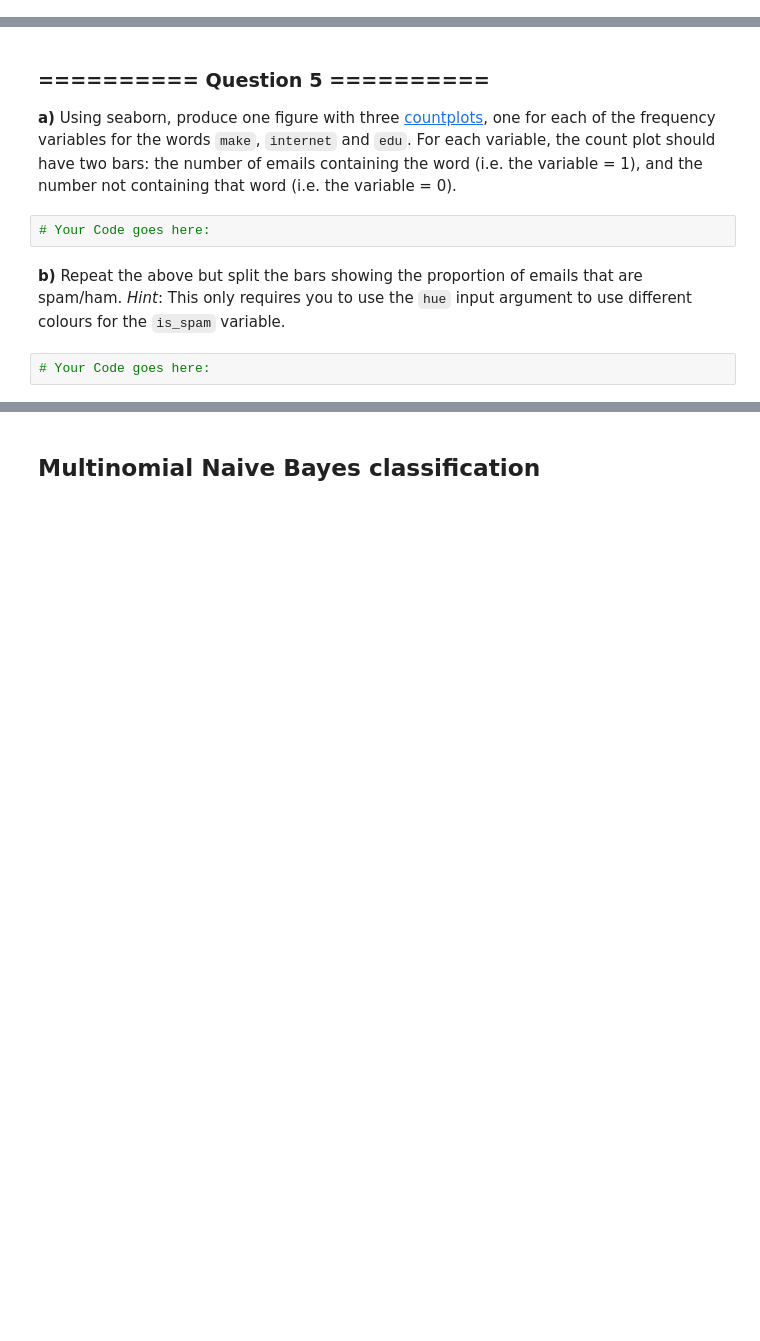
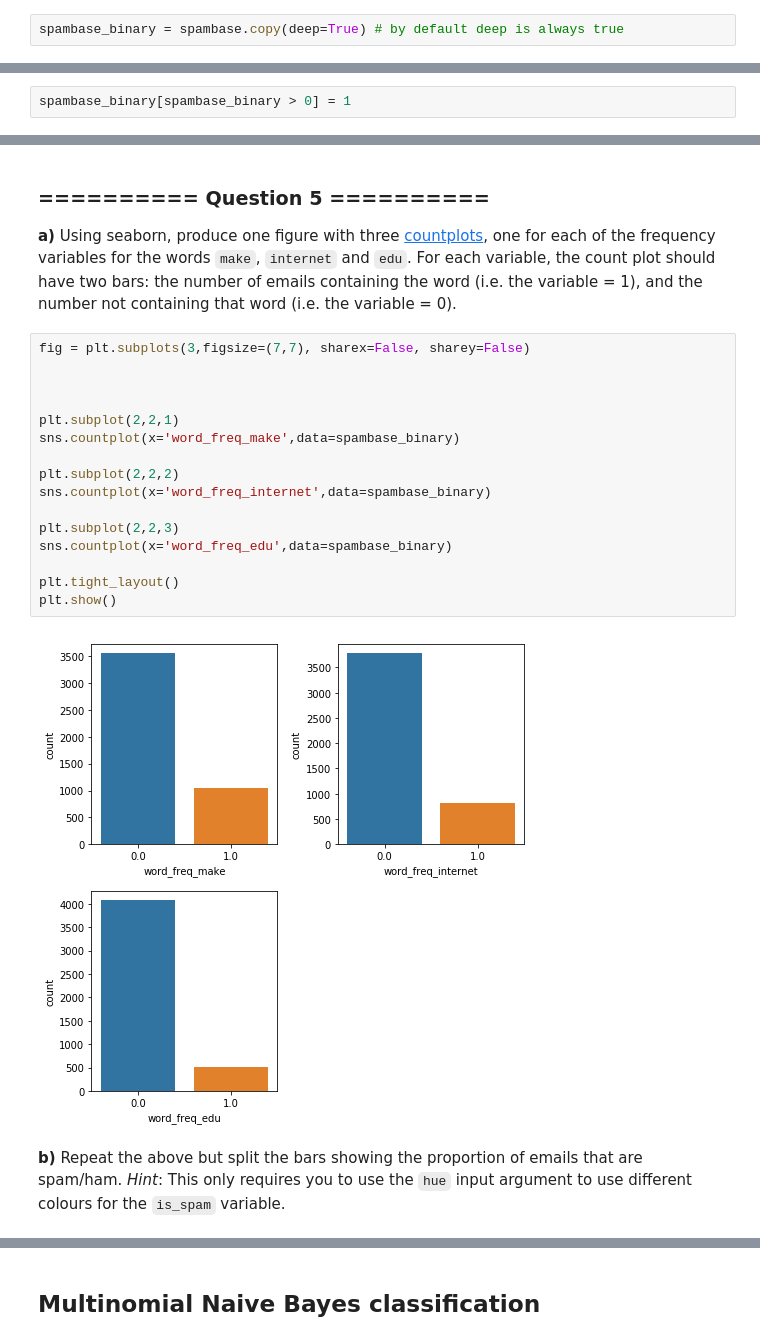
Before and after one commit to ayushdas/iaml2018, a Jupyter notebook: Labs/01 - Analysis and Visualisation.ipynb, the cells around one changed output, grey strips where cells are left out. Saved outputs shown, nothing was run; the diff lists cells and outputs as text; blank space fills up the shorter version.

```diff
--- a/Labs/01 - Analysis and Visualisation.ipynb
+++ b/Labs/01 - Analysis and Visualisation.ipynb
@@ -152,2 +140,4 @@ outputs:
+# %%
+spambase_binary = spambase.copy(deep=True) # by default deep is always true
 # %% [markdown]
 **b)** Convert all attributes in `spambase_binary` to Boolean values: 1 if the word or character is present in the email, or 0 otherwise.
@@ -156,2 +144,4 @@ outputs:
+# %%
+spambase_binary[spambase_binary > 0] = 1
 # %% [markdown]
 **c)** Display the 5 last observations of the transformed dataset.
@@ -165,9 +163,23 @@ Now we want to get a feeling for how the presence or absence of some specific wo
 ### ========== Question 5 ==========
 
 **a)** Using seaborn, produce one figure with three [countplots](https://seaborn.github.io/generated/seaborn.countplot.html?highlight=countplot#seaborn.countplot), one for each of the frequency variables for the words `make`, `internet` and `edu`. For each variable, the count plot should have two bars: the number of emails containing the word (i.e. the variable = 1), and the number not containing that word (i.e. the variable = 0).
-# %%
-# Your Code goes here:
+# %%
+fig = plt.subplots(3,figsize=(7,7), sharex=False, sharey=False)
+
+
+
+plt.subplot(2,2,1)
+sns.countplot(x='word_freq_make',data=spambase_binary)
+
+plt.subplot(2,2,2)
+sns.countplot(x='word_freq_internet',data=spambase_binary)
+
+plt.subplot(2,2,3)
+sns.countplot(x='word_freq_edu',data=spambase_binary)
+
+plt.tight_layout()
+plt.show()
+# %% [output]
+[figure, added]
 # %% [markdown]
 **b)** Repeat the above but split the bars showing the proportion of emails that are spam/ham. *Hint*: This only requires you to use the `hue` input argument to use different colours for the `is_spam` variable.
-# %%
-# Your Code goes here:
```
Also changed, not shown: parts of 52 cells of this notebook, 1 other file.
